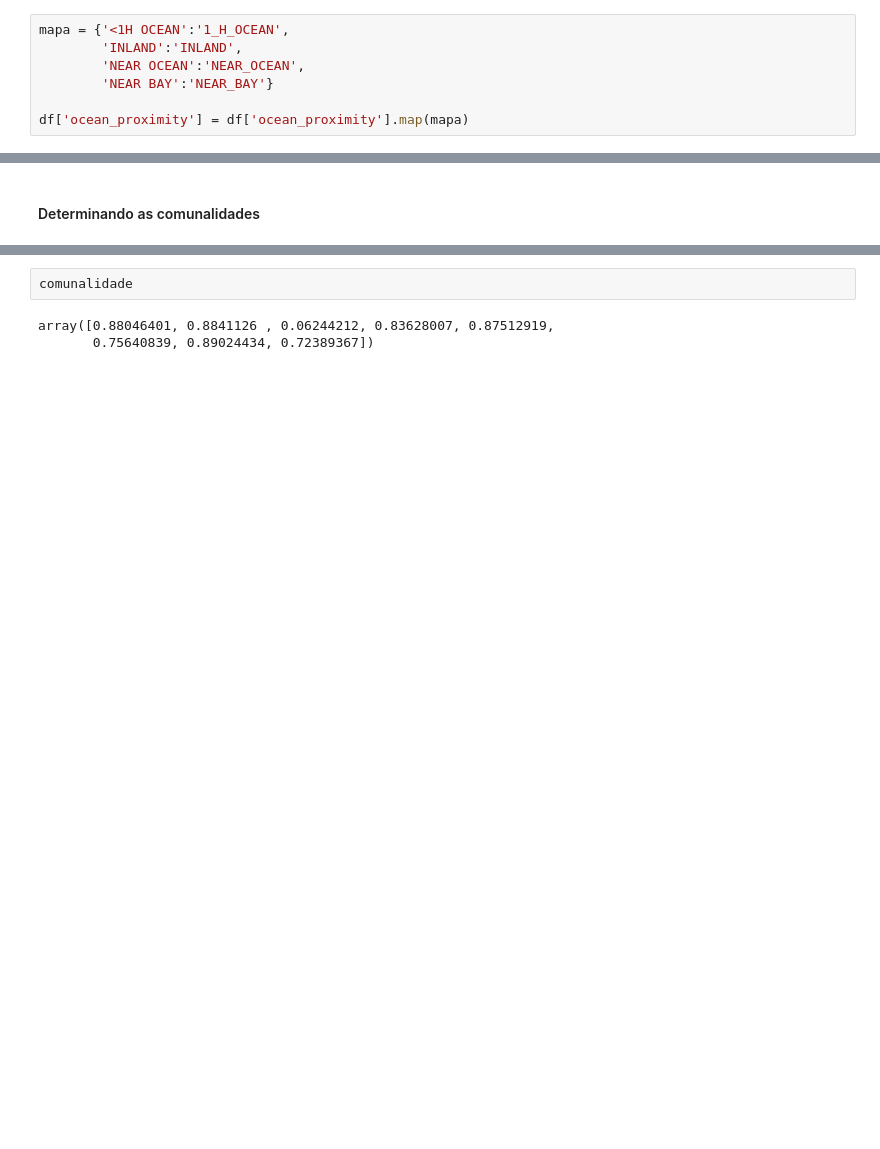
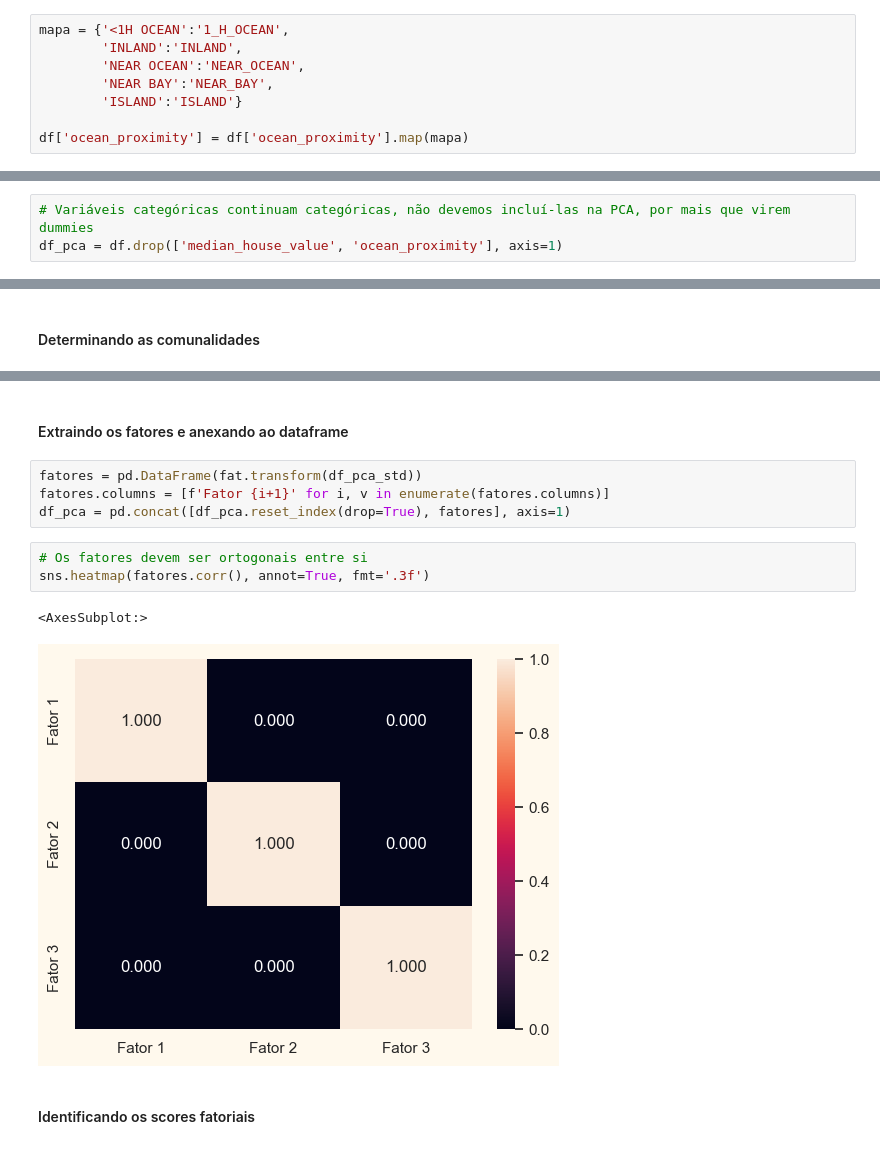
Before and after one commit to sidinei-ag/machine_learning, a Jupyter notebook: HousingProject.ipynb, the cells around one changed output, grey strips where cells are left out. Saved outputs shown, nothing was run; the diff lists cells and outputs as text; blank space fills up the shorter version.

```diff
--- a/HousingProject.ipynb
+++ b/HousingProject.ipynb
@@ -145,6 +148,7 @@ Name: ocean_proximity, dtype: int64
 mapa = {'<1H OCEAN':'1_H_OCEAN',
         'INLAND':'INLAND',
         'NEAR OCEAN':'NEAR_OCEAN',
-        'NEAR BAY':'NEAR_BAY'}
+        'NEAR BAY':'NEAR_BAY',
+        'ISLAND':'ISLAND'}
 
 df['ocean_proximity'] = df['ocean_proximity'].map(mapa)
@@ -177,3 +187,6 @@ df_pca = df_pca.drop(['ocean_proximity', 'median_house_value'], axis=1)
+# %%
+# Variáveis categóricas continuam categóricas, não devemos incluí-las na PCA, por mais que virem dummies
+df_pca = df.drop(['median_house_value', 'ocean_proximity'], axis=1)
 # %% [markdown]
 #### Padronizando os dados
 # %%
@@ -321,5 +334,14 @@ median_income       0.723894
-# %%
-comunalidade
-# %% [output]
-array([0.88046401, 0.8841126 , 0.06244212, 0.83628007, 0.87512919,
-       0.75640839, 0.89024434, 0.72389367])
+# %% [markdown]
+#### Extraindo os fatores e anexando ao dataframe
+# %%
+fatores = pd.DataFrame(fat.transform(df_pca_std))
+fatores.columns = [f'Fator {i+1}' for i, v in enumerate(fatores.columns)]
+df_pca = pd.concat([df_pca.reset_index(drop=True), fatores], axis=1)
+# %%
+# Os fatores devem ser ortogonais entre si
+sns.heatmap(fatores.corr(), annot=True, fmt='.3f')
+# %% [output]
+<AxesSubplot:>
+[figure, added]
+# %% [markdown]
+#### Identificando os scores fatoriais
```
Also changed, not shown: parts of 35 cells of this notebook.
